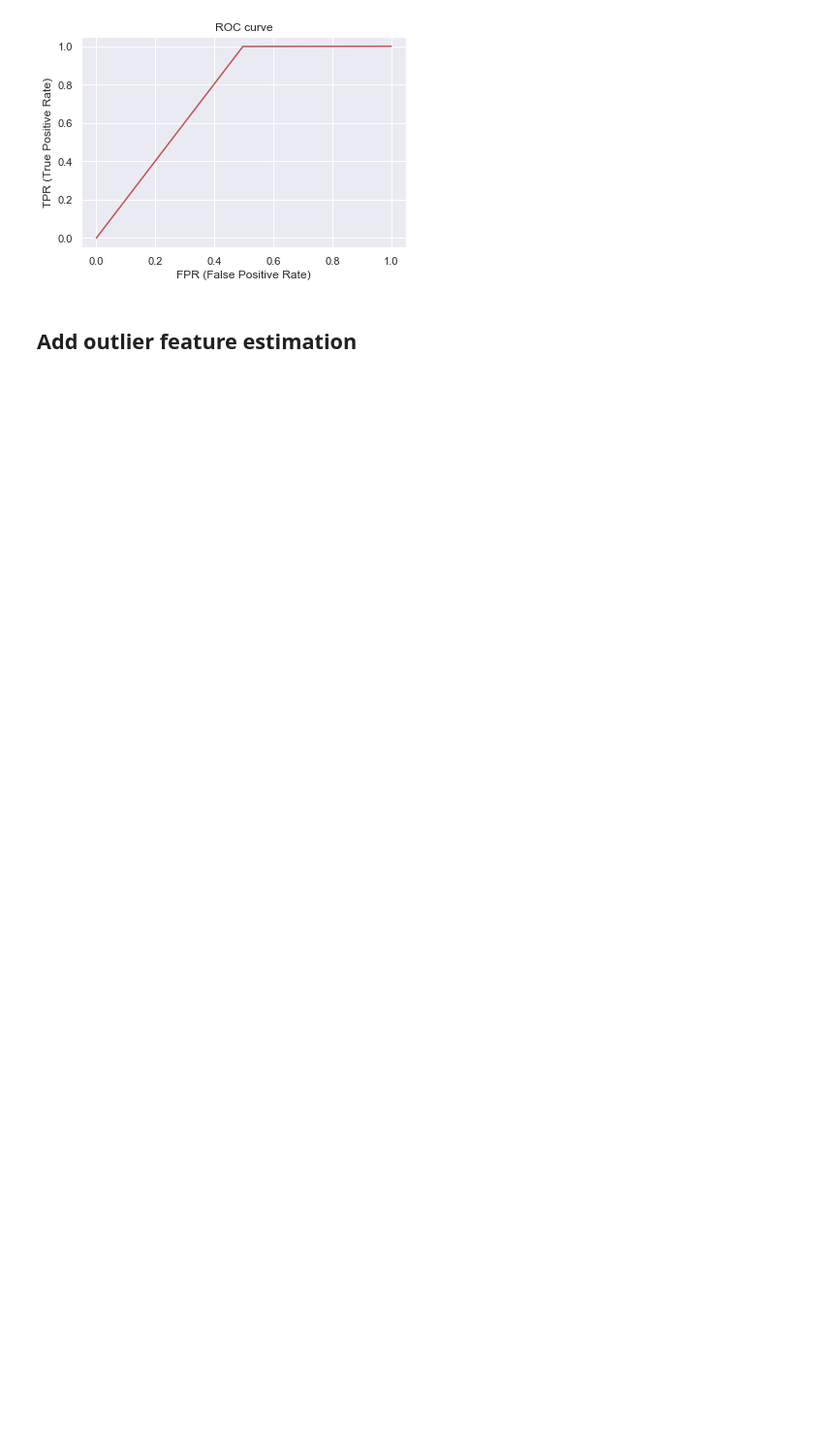
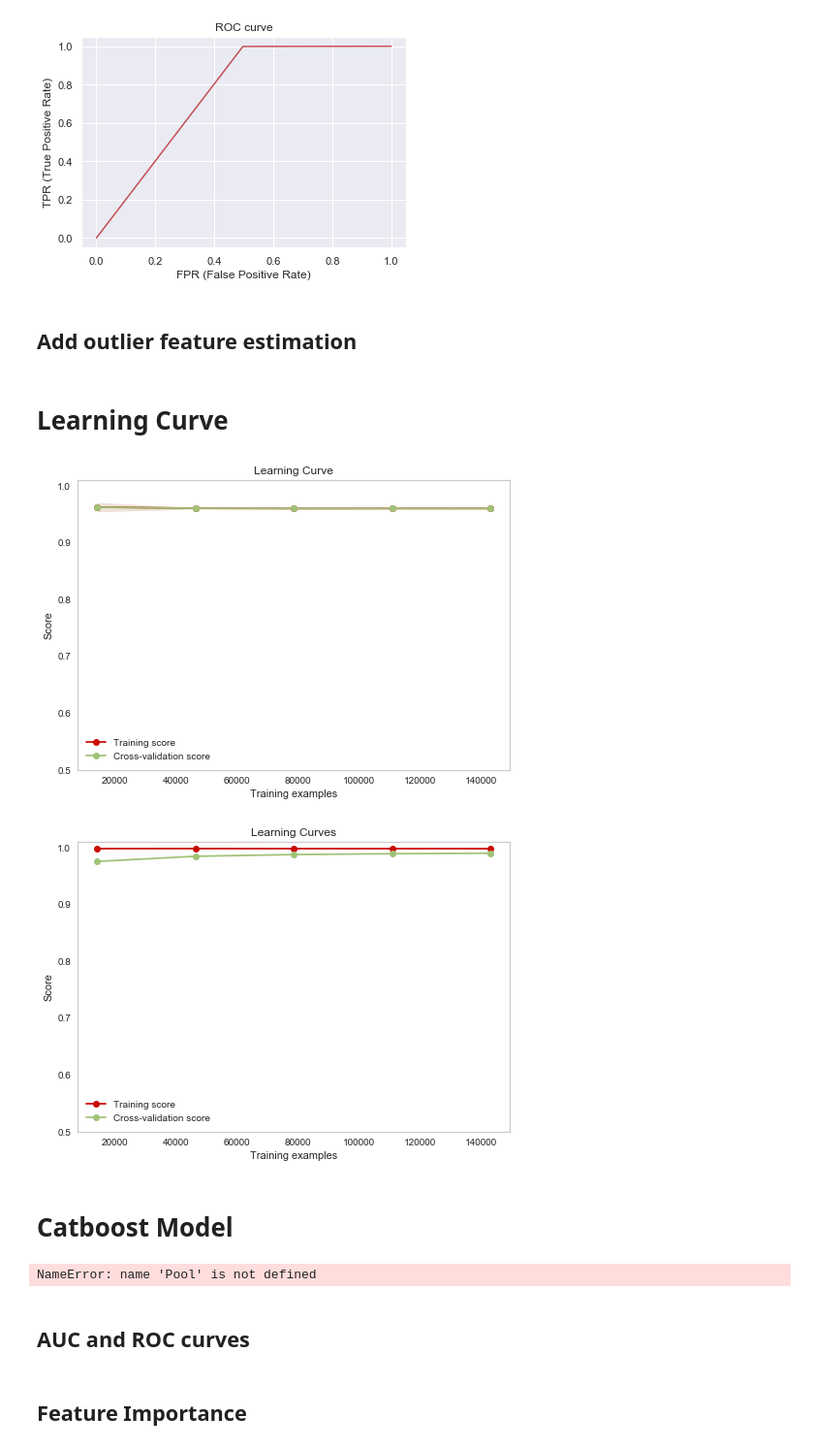
Before and after one commit to fernandojunior/financial-fraud-detection, a Jupyter notebook: src/Fraud_Detection_Xente.ipynb, the cells around one changed output. Shown at 97% size. Saved outputs shown, nothing was run; the diff lists cells and outputs as text; code cells hidden in the pictures; blank space fills up the shorter version.

```diff
--- a/src/Fraud_Detection_Xente.ipynb
+++ b/src/Fraud_Detection_Xente.ipynb
@@ -955,3 +945,5 @@ plt.show()
 # %%
 predictions = clf.predict(fraud_data_smotenc_x[numerical_features])
 fraud_data_smotenc_x['IsolationForest'] = predictions
+# %% [markdown]
+# Learning Curve
@@ -957,0 +1038,49 @@ fraud_data_smotenc_x['IsolationForest'] = predictions
+# %%
+X, y = fraud_data_smotenc_x[numerical_features], fraud_data_smotenc_y
+
+title = "Learning Curve"
+# Cross validation with 50 iterations to get smoother mean test and train
+# score curves, each time with 20% data randomly selected as a validation set.
+cv = ShuffleSplit(n_splits=50, test_size=0.25, random_state=42)
+
+estimator = GaussianNB()
+plot_learning_curve(estimator, title, X, y, ylim=(0.95, 1.01), cv=cv, n_jobs=14)
+
+title = r"Learning Curves"
+# SVC is more expensive so we do a lower number of CV iterations:
+cv = ShuffleSplit(n_splits=5, test_size=0.25, random_state=42)
+estimator = SVC(gamma='auto')
+plot_learning_curve(estimator, title, X, y, (0.95, 1.01), cv=cv, n_jobs=14)
+
+plt.show()
+# %% [output]
+[figure, added]
+[figure, added]
+# %% [markdown]
+# Catboost Model
+# %%
+cv_dataset = Pool(data=fraud_data_balanced_x,
+                  label=fraud_data_balanced_y,
+                  cat_features=cat_features)
+iterations = 100
+max_depth = 4
+num_folds = 5
+
+params = {"iterations": iterations,
+          "depth": max_depth,
+          "loss_function": "Logloss",
+          "verbose": False,
+          "roc_file": "roc-file"}
+
+scores = cv(cv_dataset,
+            params,
+            fold_count=num_folds,
+            plot="True")
+
+model = CatBoostClassifier(max_depth=max_depth, verbose=False, max_ctr_complexity=1, iterations=iterations).fit(cv_dataset)
+
+#model.plot_tree(tree_idx=0, pool=cv_dataset)
+# %% [output]
+NameError: name 'Pool' is not defined
+# %% [markdown]
+## AUC and ROC curves
@@ -957,0 +1098,2 @@ fraud_data_smotenc_x['IsolationForest'] = predictions
+# %% [markdown]
+## Feature Importance
```
Also changed, not shown: parts of 17 cells of this notebook.
